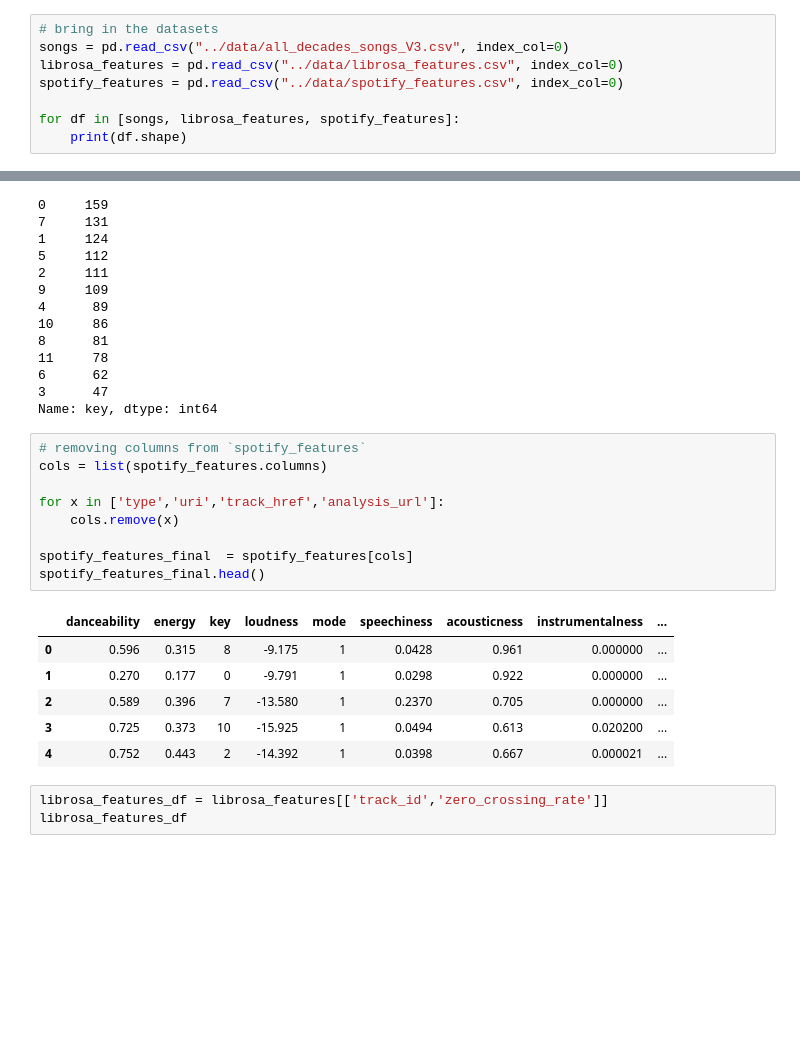
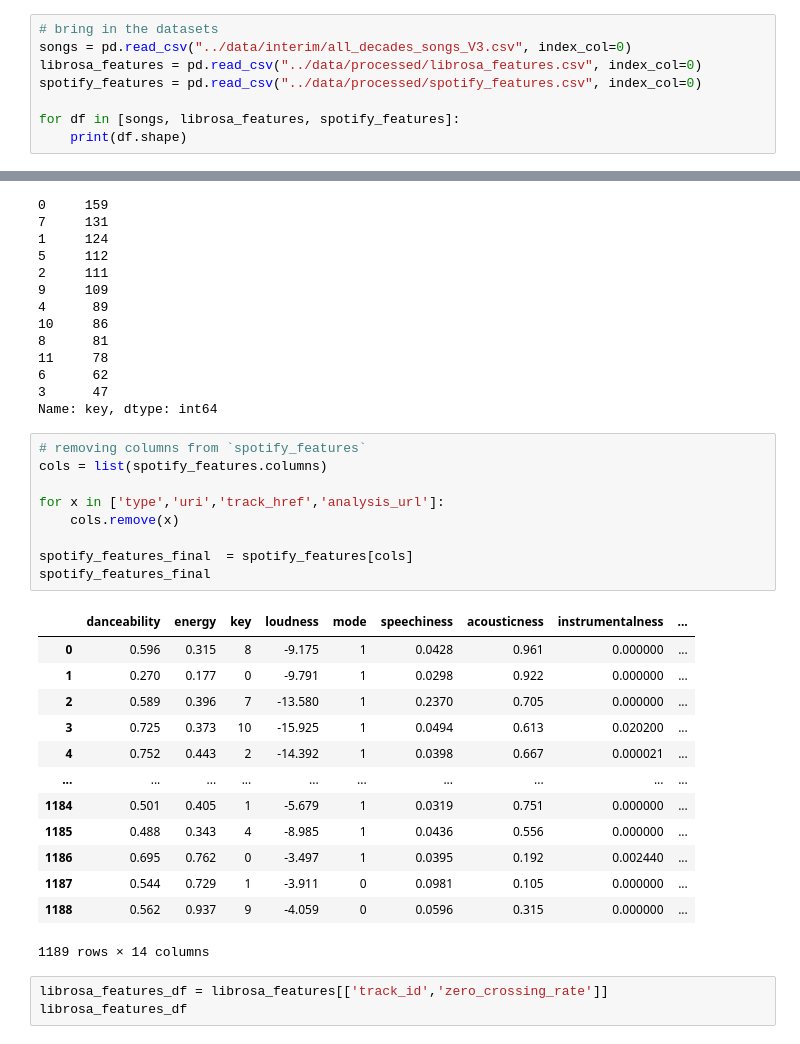
Before and after one commit to d-alvear/Analyzing-Music-by-Decade, a Jupyter notebook: notebooks/6-finalize-dataset.ipynb, the cells around one changed output, grey strips where cells are left out. Saved outputs shown, nothing was run; the diff lists cells and outputs as text; blank space fills up the shorter version.

```diff
--- a/notebooks/6-finalize-dataset.ipynb
+++ b/notebooks/6-finalize-dataset.ipynb
@@ -6,9 +6,9 @@ import pandas as pd
 import numpy as np
 # %%
 # bring in the datasets
-songs = pd.read_csv("../data/all_decades_songs_V3.csv", index_col=0)
-librosa_features = pd.read_csv("../data/librosa_features.csv", index_col=0)
-spotify_features = pd.read_csv("../data/spotify_features.csv", index_col=0)
+songs = pd.read_csv("../data/interim/all_decades_songs_V3.csv", index_col=0)
+librosa_features = pd.read_csv("../data/processed/librosa_features.csv", index_col=0)
+spotify_features = pd.read_csv("../data/processed/spotify_features.csv", index_col=0)
 
 for df in [songs, librosa_features, spotify_features]:
     print(df.shape)
@@ -43,19 +43,26 @@ Name: key, dtype: int64
 # %%
 # removing columns from `spotify_features`
 cols = list(spotify_features.columns)
 
 for x in ['type','uri','track_href','analysis_url']:
     cols.remove(x)
 
 spotify_features_final  = spotify_features[cols]
-spotify_features_final.head()
+spotify_features_final
 # %% [output]
 |  | danceability | energy | key | loudness | mode | speechiness | acousticness | instrumentalness | ... |
 | 0 | 0.596 | 0.315 | 8 | -9.175 | 1 | 0.0428 | 0.961 | 0.000000 | ... |
 | 1 | 0.270 | 0.177 | 0 | -9.791 | 1 | 0.0298 | 0.922 | 0.000000 | ... |
 | 2 | 0.589 | 0.396 | 7 | -13.580 | 1 | 0.2370 | 0.705 | 0.000000 | ... |
 | 3 | 0.725 | 0.373 | 10 | -15.925 | 1 | 0.0494 | 0.613 | 0.020200 | ... |
 | 4 | 0.752 | 0.443 | 2 | -14.392 | 1 | 0.0398 | 0.667 | 0.000021 | ... |
+| ... | ... | ... | ... | ... | ... | ... | ... | ... | ... |
+| 1184 | 0.501 | 0.405 | 1 | -5.679 | 1 | 0.0319 | 0.751 | 0.000000 | ... |
+| 1185 | 0.488 | 0.343 | 4 | -8.985 | 1 | 0.0436 | 0.556 | 0.000000 | ... |
+| 1186 | 0.695 | 0.762 | 0 | -3.497 | 1 | 0.0395 | 0.192 | 0.002440 | ... |
+| 1187 | 0.544 | 0.729 | 1 | -3.911 | 0 | 0.0981 | 0.105 | 0.000000 | ... |
+| 1188 | 0.562 | 0.937 | 9 | -4.059 | 0 | 0.0596 | 0.315 | 0.000000 | ... |
+1189 rows × 14 columns
 # %%
 librosa_features_df = librosa_features[['track_id','zero_crossing_rate']]
 librosa_features_df
```
Also changed, not shown: parts of 18 cells of this notebook, 4 other files.
